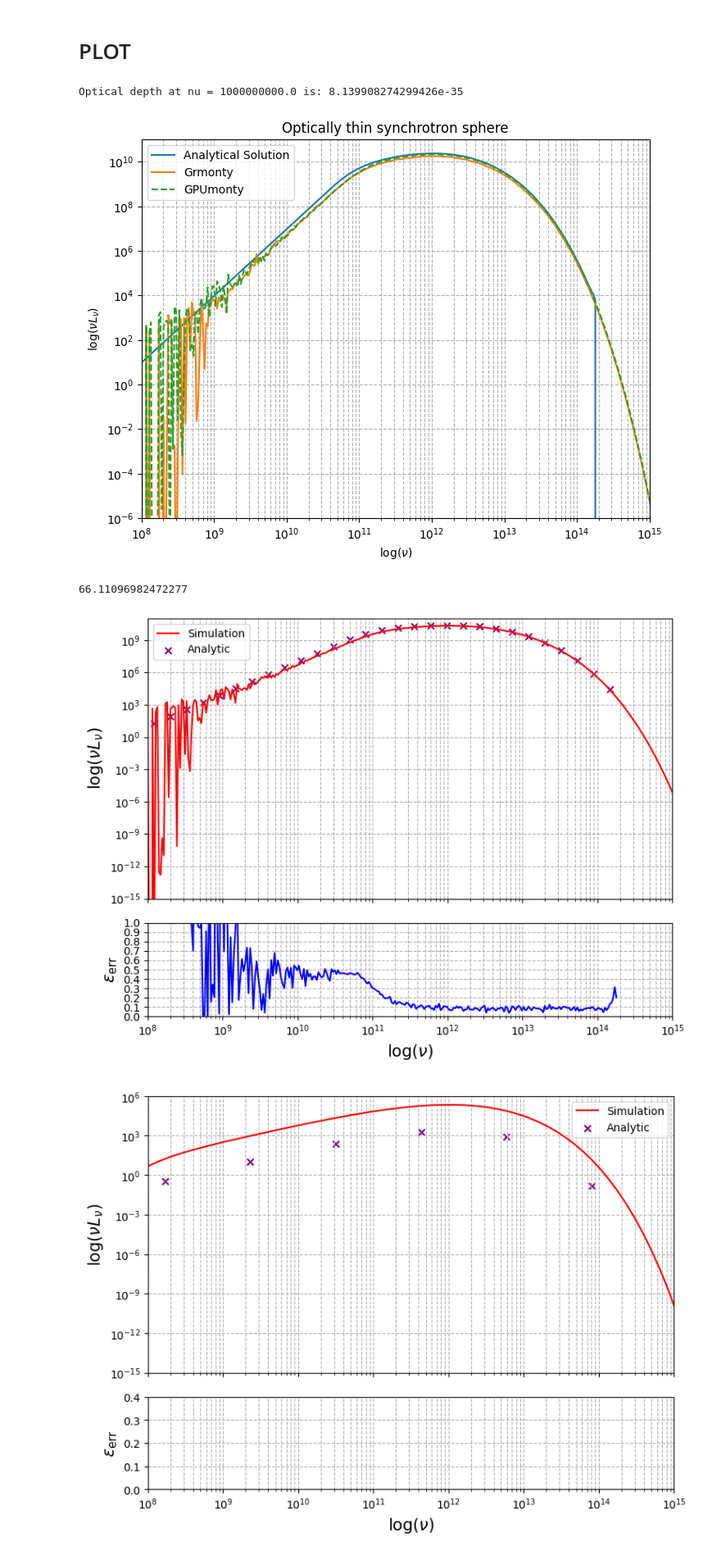
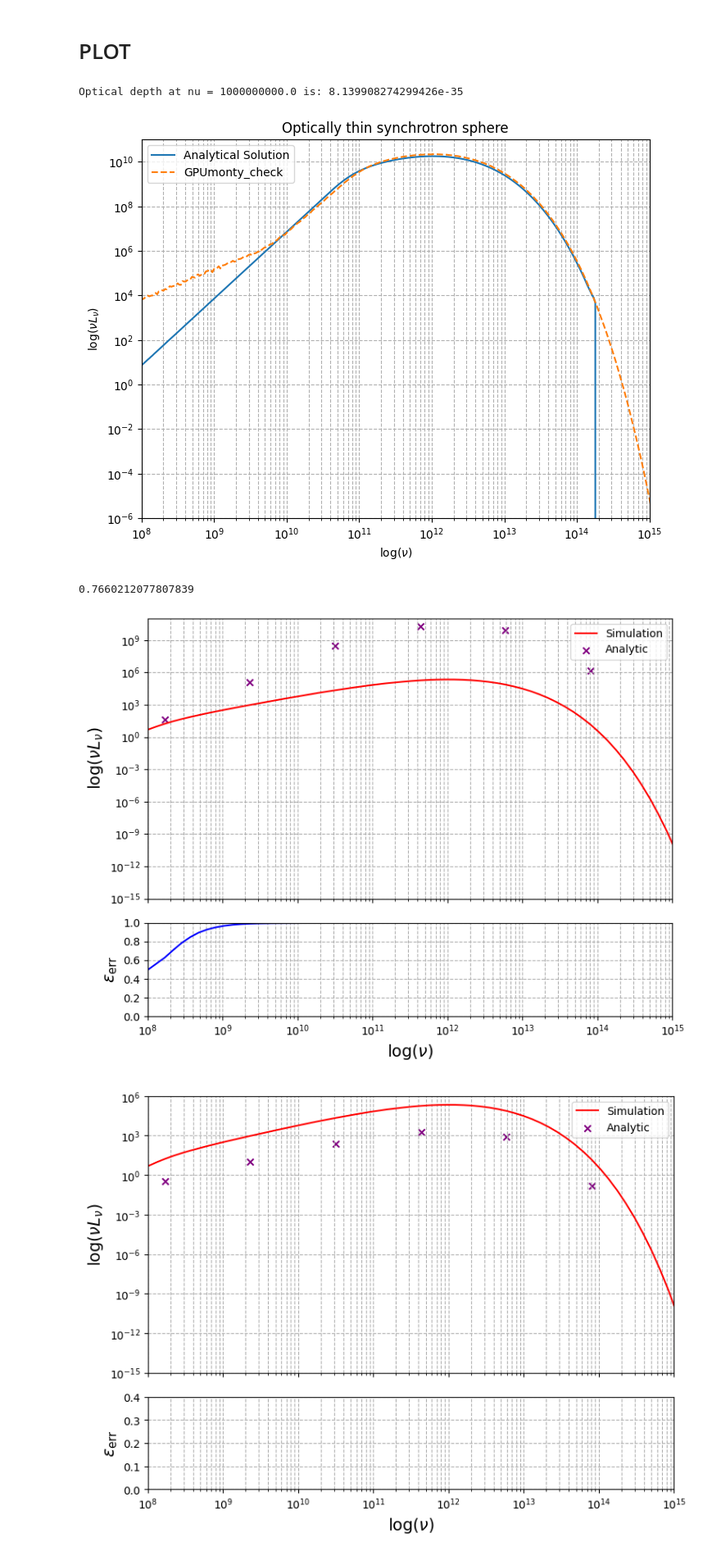
Before and after one commit to black-hole-group/gpumonty, a Jupyter notebook: python/sphere_test.ipynb, the cells around one changed output. Shown at 82% size. Saved outputs shown, nothing was run; the diff lists cells and outputs as text; code cells hidden in the pictures.

```diff
--- a/python/sphere_test.ipynb
+++ b/python/sphere_test.ipynb
@@ -35,6 +35,6 @@ def grmonty(file):
     #print(nu)
     # Return log(nu) and ll array
     return nu, ll
-nu, nuLnu = grmonty('../output/sphere_thick.spec')
+nu, nuLnu = grmonty('../output/thick_0.0001_1e8.spec')
 #domega_array = np.array([1.610196e+00, 3.714269e+00, 3.703976e+00,
                          #2.401148e+00, 9.885099e-01, 1.482720e-01])
@@ -165,7 +203,7 @@ alpha_nu_values = (jnu(1e20, nu, 1, 100))/(Bnu(nu, 100))
 print("Optical depth at nu =", 1e9, "is:",(jnu(1e13, 1e15, 1, 100))/(Bnu(1e15, 100)))
 j_nu_values = jnu(1e20, nu, 1, 100)
 R = 1 * L_UNIT
-dv = 4/3 * np.pi * R**3
+dv = np.pi * R**3
 Luminosity_analytic =  np.float128(4 * np.pi * dv * Bnu(nu,100) * (1 - np.exp(-alpha_nu_values * 1 )))
 #Luminosity_analytic =  4 * np.pi * dv * j_nu_values
 nu_luminosity_analytic = nu * Luminosity_analytic
@@ -175,9 +213,11 @@ plt.figure(figsize=(8, 6))
 plt.plot(nu, nu_luminosity_analytic, linestyle='-', label = 'Analytical Solution')
 #plt.plot(nu, (nuLnu * domega_array[:,np.newaxis]/(4*np.pi)).sum(0), linestyle='-', label = 'GPUmonty')
 #plt.plot(nu, (nuLnu[5]/(4 * np.pi) * domega_array[:,np.newaxis]).sum(0), linestyle='-', label = 'GPUmonty')
-plt.plot(grmonty_nu, (grmonty_nuLnu/(4 * np.pi)).sum(0), linestyle='-', label = 'Grmonty')
+#plt.plot(grmonty_nu, (grmonty_nuLnu/(4 * np.pi)).sum(0), linestyle='-', label = 'Grmonty')
 #plt.plot(grmonty_nu, (grmonty_nuLnu/(16 * np.pi)).sum(0), linestyle='-', label = 'Grmonty')
-plt.plot(nu, (nuLnu/(4 * np.pi)).sum(0), linestyle='--', label = 'GPUmonty')
+#plt.plot(nu, (nuLnu/(4 * np.pi)).sum(0), linestyle='--', label = 'GPUmonty')
+plt.plot(nu_check, (nuLnu_check/(4 * np.pi)).sum(0), linestyle='--', label = 'GPUmonty_check')
+
 #plt.plot(grmonty_nu_all, (grmonty_nuLnu_all/(16 * np.pi)).sum(0), linestyle='-', label = 'Grmonty 1')
 
 #x = (nuLnu * domega/(4*np.pi)).sum(0)
@@ -197,11 +237,11 @@ plt.grid(True, which="both", ls="--")
 plt.show()
 # %% [output]
 Optical depth at nu = 1000000000.0 is: 8.139908274299426e-35
-[figure, old version]
+[figure, new version]
 # %%
-(jnu(1e20, 1e10, 1, 100))/(Bnu(1e10, 100))
+(jnu(1e20, 1e11, 1, 100))/(Bnu(1e11, 100))
 # %% [output]
-66.11096982472277
+0.7660212077807839
 # %%
 import numpy as np
 import matplotlib.pyplot as plt
@@ -242,35 +282,35 @@ ax1.scatter(nu[::10], y_analdata[::10], marker = 'x', label = 'Analytic', color
 ax1.set_ylim(1e-15,1e11)
 ax1.set_xscale('log')
 ax1.set_yscale('log')
 ax1.set_ylabel(r"$\log(\nu L_\nu)$", fontsize = 15)
 #ax1.set_title('Optically Thin Synchrotron Sphere')
 ax1.grid(True, which="both", ls="--")
 ax1.set_xlim(1e8, 1e15)
 ax1.legend()
 
 # Lower plot: Relative difference between analytical and GPUmonty data
 #relative_diff = np.abs(nu_luminosity_analytic - x) / nu_luminosity_analytic
 #relative_diff = np.abs(y_semianaldata - y_simdata) / y_analdata
 relative_diff2 = np.abs(y_analdata - y_simdata) / y_analdata
 #ax2.plot(xdata, relative_diff, color='k', label = 'semi')
 ax2.plot(xdata, relative_diff2, color='b', label = 'analy')
 
 #ax2.legend()
 ax2.set_xscale('log')
 ax2.set_xlabel(r"$\log(\nu)$", fontsize = 15)
 ax2.set_ylabel(r'$\epsilon_{\rm err}$', fontsize = 15)
 ax2.grid(True, which="both", ls="--")
 #ax2.set_yticks([0,0.1,0.2,0.3,0.4, 0.5, 0.6, 0.7, 0.8, 0.9, 1])
-ax2.set_yticks([0,0.1,0.2,0.3,0.4, 0.5, 0.6, 0.7, 0.8,, 1])
+ax2.set_yticks([0,0.2,0.4, 0.6, 0.8, 1])
 
 ax2.set_ylim(0, 1)
 
 # Display the plots
 plt.tight_layout()
 #plt.savefig('./thin_synch.png', dpi=300, bbox_inches='tight')
 plt.show()
 # %% [output]
-[figure, old version]
+[figure, new version]
 # %%
 import numpy as np
 import matplotlib.pyplot as plt
```
Also changed, not shown: parts of 2 cells of this notebook, 2 other files.
